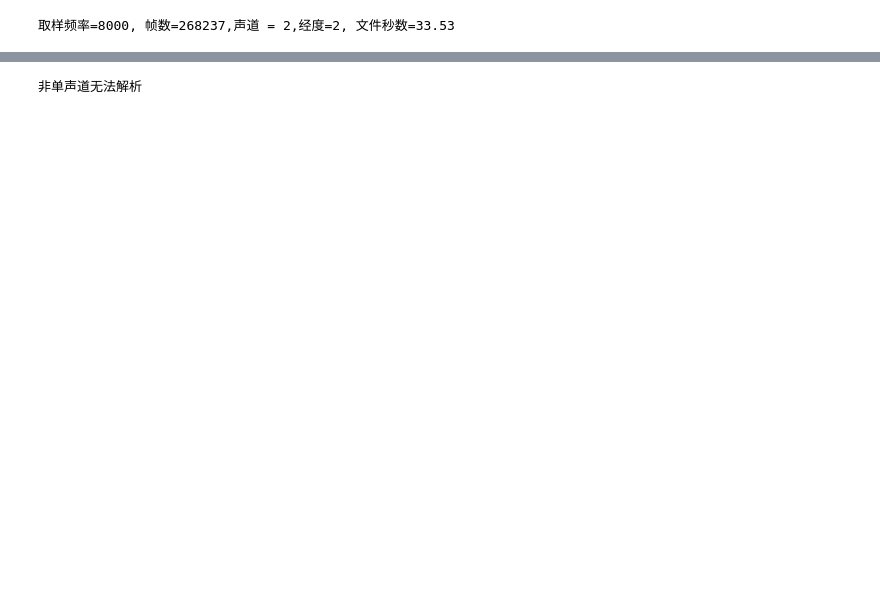
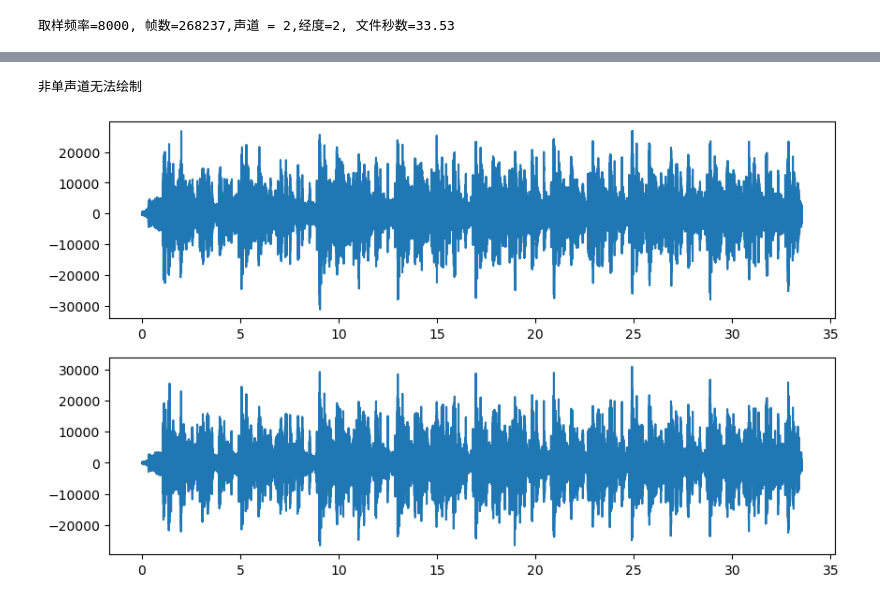
Before and after one commit to OnlyWell/d2l_tensorflow, a Jupyter notebook: book_charter/asr/voice.ipynb, the cells around one changed output, grey strips where cells are left out. Saved outputs shown, nothing was run; the diff lists cells and outputs as text; code cells hidden in the pictures; blank space fills up the shorter version.

```diff
--- a/book_charter/asr/voice.ipynb
+++ b/book_charter/asr/voice.ipynb
@@ -98,30 +99,69 @@ import wave
 import sys
 import matplotlib.pyplot as plt
 
-#单声道绘制波形
+# 读取绘制单声道WAV文件
 def DrawWavFile_mono(filename):
-    #开启音频文件
-    f = wave.open(filename,'rb')
+    # 打开音频文件对象
+    f = wave.open(filename, 'rb')
 
-    #字串转换整数
+    # 读取帧数据
     signal = f.readframes(-1)
-    signal = np.fromstring(signal, np.int16)
+    signal = np.frombuffer(signal, np.int16)  # Replace np.fromstring with np.frombuffer
+
     fs = f.getframerate()
 
-    #非单声道无法解析
+    # 计算音频时长及绘制
     if f.getnchannels() == 1:
-        Time = np.linspace(0,len(signal)/fs,num = len(signal))
+        Time = np.linspace(0, len(signal) / fs, num=len(signal))
 
-        #绘图
-        plt.figure(figsize=(12,6))
+        # 绘图
+        plt.figure(figsize=(12, 6))
         plt.title("Signal Wave...")
-        plt.plot(Time,signal)
+        plt.plot(Time, signal)
         plt.show()
     else:
-        print("非单声道无法解析")
+        print("非单声道无法绘制")
 
-#测试
-wav_file = '../../sample-files/SAMPLE AUDIO FILES/WAV_1MG.wav'
+# 测试
+wav_file = "../../sample-files/SAMPLE AUDIO FILES/WAV_1MG.wav"
 DrawWavFile_mono(wav_file)
 # %% [output]
-非单声道无法解析
+非单声道无法绘制
+# %%
+'''
+    多声道绘制波形函数
+'''
+import wave
+import numpy as np
+import matplotlib.pyplot as plt
+
+def DrawWAVFile_stereo(FILENAME):
+    # 打开WAV文件
+    with wave.open(FILENAME, 'r') as wav_file:
+        # 读取音频数据
+        signal = wav_file.readframes(-1)
+        signal = np.frombuffer(signal, np.int16)
+
+        # 分别存储每个声道的数据到一个List
+        channels = [[] for channel in range(wav_file.getnchannels())]
+
+        # 将数据按声道存入对应的List
+        for index, datum in enumerate(signal):
+            channels[index % len(channels)].append(datum)
+
+        # 计算时间轴
+        fs = wav_file.getframerate()
+        Time = np.linspace(0, len(signal) / len(channels) / fs, num=int(len(signal) / len(channels)))
+
+        # 创建子图
+        f, ax = plt.subplots(nrows=len(channels), ncols=1, figsize=(10, 6))  # 修改为 plt.subplots
+        for i, channel in enumerate(channels):
+            if len(channels) == 1:
+                ax.plot(Time, channel)
+            else:
+                ax[i].plot(Time, channel)
+
+wav_file = '../../sample-files/SAMPLE AUDIO FILES/WAV_1MG.wav'
+DrawWAVFile_stereo(wav_file)
+# %% [output]
+[figure, added]
```
Also changed, not shown: parts of 1 cell of this notebook.
